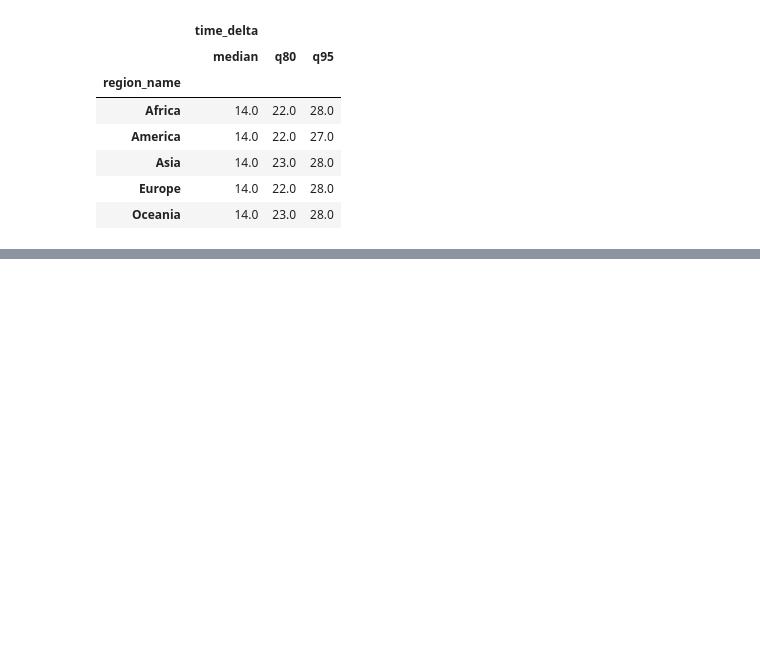
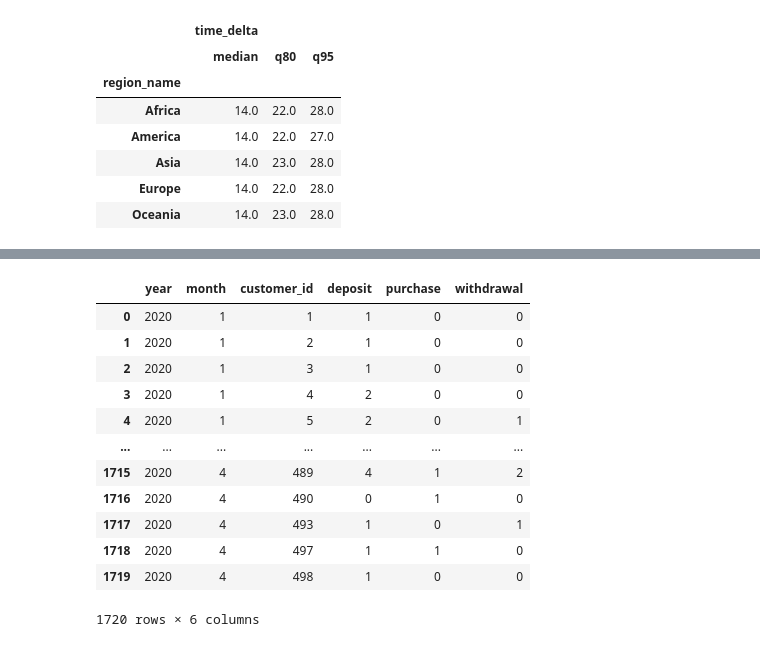
Before and after one commit to bhavneetsingh58/DataBank_Analytics_, a Jupyter notebook: Data_Bank_Analysis.ipynb, the cells around one changed output, grey strips where cells are left out. Drawn from its saved outputs; the diff is of its cells as text; code cells hidden in the pictures; blank space fills up the shorter version.

```diff
--- a/Data_Bank_Analysis.ipynb
+++ b/Data_Bank_Analysis.ipynb
@@ -188,0 +348,24 @@ customer_nodes.groupby('region_name').agg(metrics)
+# %%
+customer_transactions_monthly_count_df= customer_transactions.pivot_table(
+    index=["year", "month", "customer_id"] , columns='txn_type' ,values='tosum', aggfunc='sum', fill_value=0)
+
+#customer_transactions_monthly_count_df.columns = customer_transactions_monthly_count_df.columns.droplevel(0)  # remove amount
+customer_transactions_monthly_count_df.columns.name = None  # remove categories
+customer_transactions_monthly_count_df = customer_transactions_monthly_count_df.reset_index()  # index to columns
+
+#customer_transactions_monthly_count_df
+customer_transactions_monthly_count_df
+# %% [output]
+|  | year | month | customer_id | deposit | purchase | withdrawal |
+| 0 | 2020 | 1 | 1 | 1 | 0 | 0 |
+| 1 | 2020 | 1 | 2 | 1 | 0 | 0 |
+| 2 | 2020 | 1 | 3 | 1 | 0 | 0 |
+| 3 | 2020 | 1 | 4 | 2 | 0 | 0 |
+| 4 | 2020 | 1 | 5 | 2 | 0 | 1 |
+| ... | ... | ... | ... | ... | ... | ... |
+| 1715 | 2020 | 4 | 489 | 4 | 1 | 2 |
+| 1716 | 2020 | 4 | 490 | 0 | 1 | 0 |
+| 1717 | 2020 | 4 | 493 | 1 | 0 | 1 |
+| 1718 | 2020 | 4 | 497 | 1 | 1 | 0 |
+| 1719 | 2020 | 4 | 498 | 1 | 0 | 0 |
+1720 rows × 6 columns
```
Also changed, not shown: parts of 12 cells of this notebook, 1 other file.
